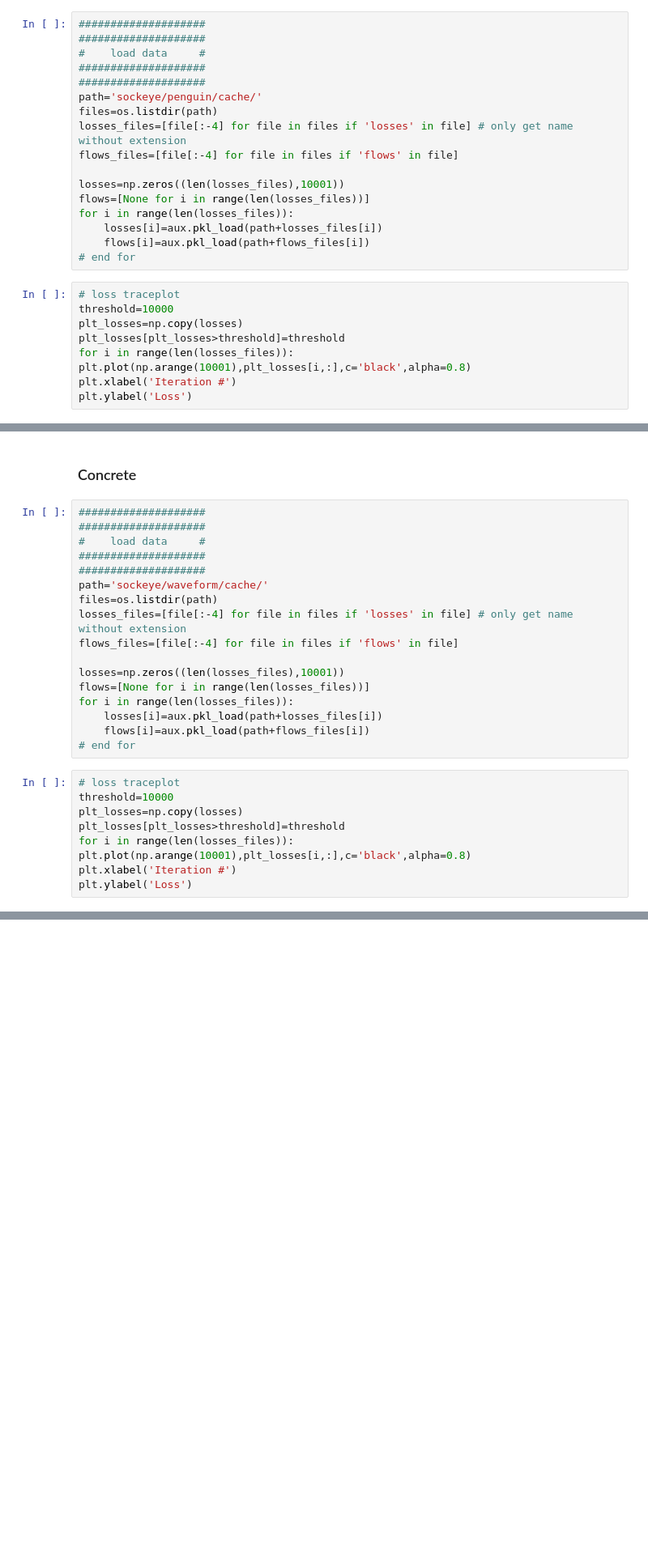
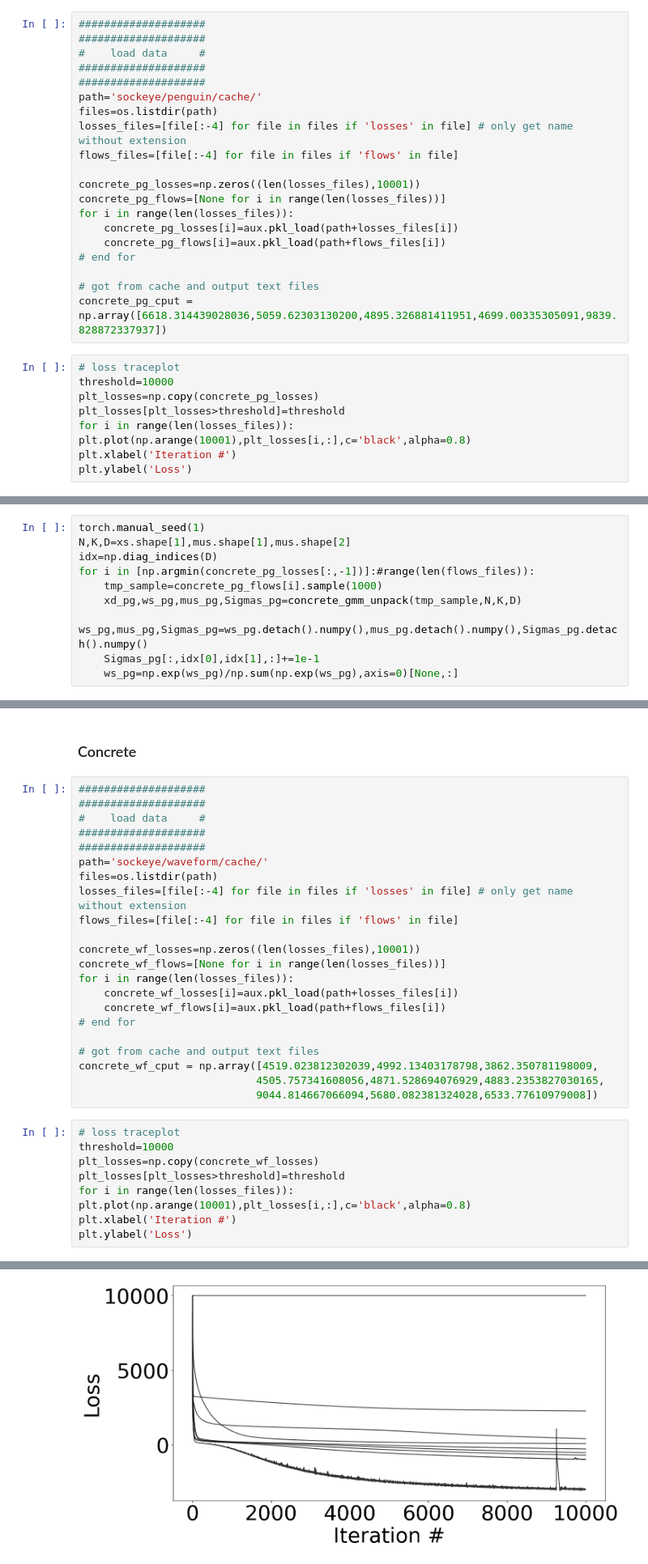
Before and after one commit to giankdiluvi/madmix, a Jupyter notebook: examples/GMM/GaussianMixtureModel.ipynb, the cells around one changed output, grey strips where cells are left out. Shown at 81% size. Drawn from its saved outputs; the diff is of its cells as text; blank space fills up the shorter version.

```diff
--- a/examples/GMM/GaussianMixtureModel.ipynb
+++ b/examples/GMM/GaussianMixtureModel.ipynb
@@ -360,16 +353,19 @@ files=os.listdir(path)
 losses_files=[file[:-4] for file in files if 'losses' in file] # only get name without extension
 flows_files=[file[:-4] for file in files if 'flows' in file]
 
-losses=np.zeros((len(losses_files),10001))
-flows=[None for i in range(len(losses_files))]
+concrete_pg_losses=np.zeros((len(losses_files),10001))
+concrete_pg_flows=[None for i in range(len(losses_files))]
 for i in range(len(losses_files)):
-    losses[i]=aux.pkl_load(path+losses_files[i])
-    flows[i]=aux.pkl_load(path+flows_files[i])
+    concrete_pg_losses[i]=aux.pkl_load(path+losses_files[i])
+    concrete_pg_flows[i]=aux.pkl_load(path+flows_files[i])
 # end for
+
+# got from cache and output text files
+concrete_pg_cput = np.array([6618.314439028036,5059.62303130200,4895.326881411951,4699.00335305091,9839.828872337937])
 # %%
 # loss traceplot
 threshold=10000
-plt_losses=np.copy(losses)
+plt_losses=np.copy(concrete_pg_losses)
 plt_losses[plt_losses>threshold]=threshold
 for i in range(len(losses_files)): plt.plot(np.arange(10001),plt_losses[i,:],c='black',alpha=0.8)
 plt.xlabel('Iteration #')
@@ -377,3 +373,13 @@ plt.ylabel('Loss')
 # %% [output]
 Text(0, 0.5, 'Loss')
 [figure]
+# %%
+torch.manual_seed(1)
+N,K,D=xs.shape[1],mus.shape[1],mus.shape[2]
+idx=np.diag_indices(D)
+for i in [np.argmin(concrete_pg_losses[:,-1])]:#range(len(flows_files)):
+    tmp_sample=concrete_pg_flows[i].sample(1000)
+    xd_pg,ws_pg,mus_pg,Sigmas_pg=concrete_gmm_unpack(tmp_sample,N,K,D)
+    ws_pg,mus_pg,Sigmas_pg=ws_pg.detach().numpy(),mus_pg.detach().numpy(),Sigmas_pg.detach().numpy()
+    Sigmas_pg[:,idx[0],idx[1],:]+=1e-1
+    ws_pg=np.exp(ws_pg)/np.sum(np.exp(ws_pg),axis=0)[None,:]
@@ -706,17 +714,23 @@ files=os.listdir(path)
 losses_files=[file[:-4] for file in files if 'losses' in file] # only get name without extension
 flows_files=[file[:-4] for file in files if 'flows' in file]
 
-losses=np.zeros((len(losses_files),10001))
-flows=[None for i in range(len(losses_files))]
+concrete_wf_losses=np.zeros((len(losses_files),10001))
+concrete_wf_flows=[None for i in range(len(losses_files))]
 for i in range(len(losses_files)):
-    losses[i]=aux.pkl_load(path+losses_files[i])
-    flows[i]=aux.pkl_load(path+flows_files[i])
+    concrete_wf_losses[i]=aux.pkl_load(path+losses_files[i])
+    concrete_wf_flows[i]=aux.pkl_load(path+flows_files[i])
 # end for
+
+# got from cache and output text files
+concrete_wf_cput = np.array([4519.023812302039,4992.13403178798,3862.350781198009,
+                            4505.757341608056,4871.528694076929,4883.2353827030165,
+                            9044.814667066094,5680.082381324028,6533.77610979008])
 # %%
 # loss traceplot
 threshold=10000
-plt_losses=np.copy(losses)
+plt_losses=np.copy(concrete_wf_losses)
 plt_losses[plt_losses>threshold]=threshold
 for i in range(len(losses_files)): plt.plot(np.arange(10001),plt_losses[i,:],c='black',alpha=0.8)
 plt.xlabel('Iteration #')
 plt.ylabel('Loss')
+# %% [output]
@@ -722,0 +738 @@ plt.ylabel('Loss')
+[figure, added]
```
Also changed, not shown: parts of 60 cells of this notebook, 7 other files.
